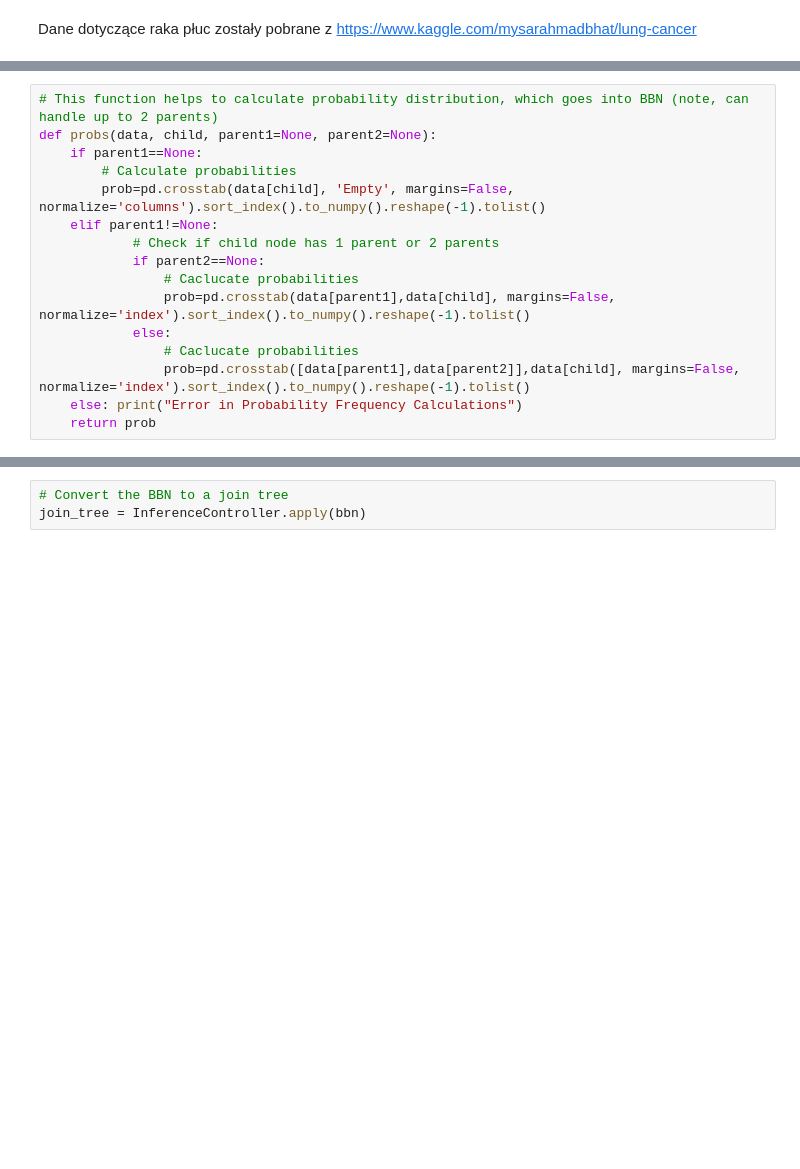
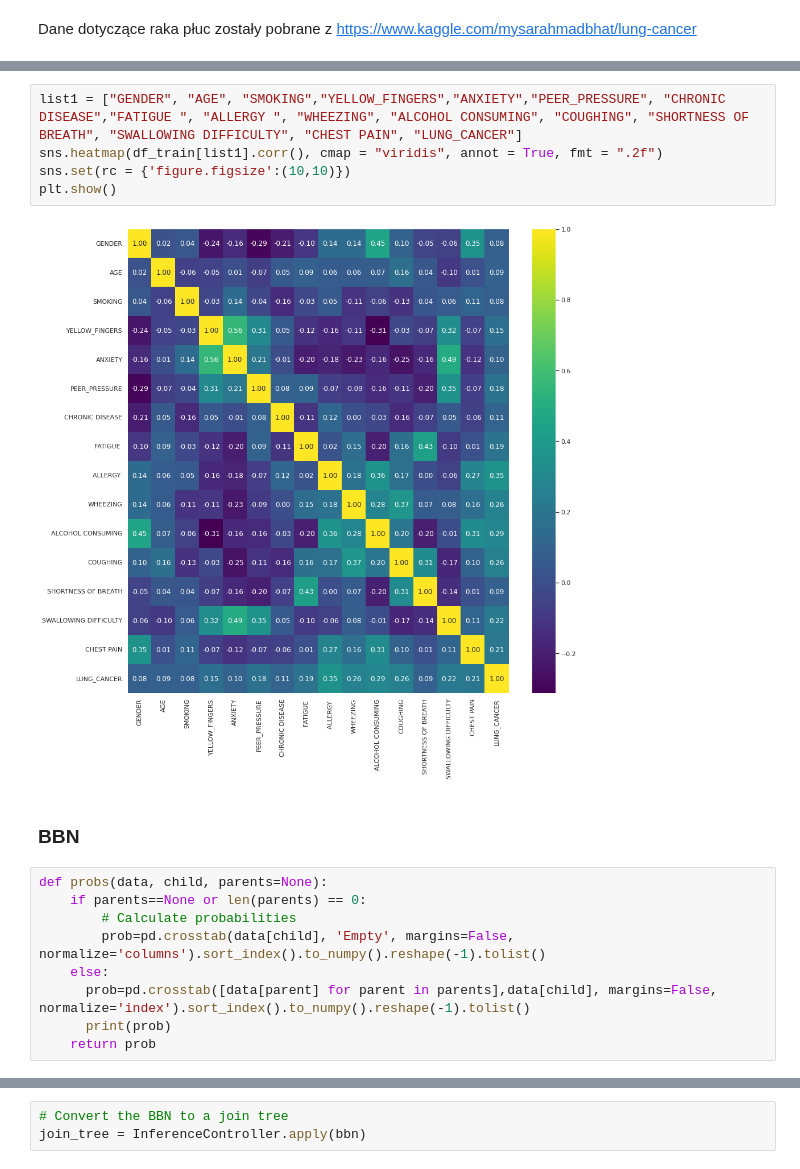
Before and after one commit to oscarteeninga/Machine-Learing-2, a Jupyter notebook: project/Lung Cancer.ipynb, the cells around one changed output, grey strips where cells are left out. Cells and saved outputs as stored; diff of their text form; blank space fills up the shorter version.

```diff
--- a/project/Lung Cancer.ipynb
+++ b/project/Lung Cancer.ipynb
@@ -57,18 +101,20 @@ df_test = df.iloc[-test_count:,:]
+# %%
+list1 = ["GENDER", "AGE", "SMOKING","YELLOW_FINGERS","ANXIETY","PEER_PRESSURE", "CHRONIC DISEASE","FATIGUE ", "ALLERGY ", "WHEEZING", "ALCOHOL CONSUMING", "COUGHING", "SHORTNESS OF BREATH", "SWALLOWING DIFFICULTY", "CHEST PAIN", "LUNG_CANCER"]
+sns.heatmap(df_train[list1].corr(), cmap = "viridis", annot = True, fmt = ".2f")
+sns.set(rc = {'figure.figsize':(10,10)})
+plt.show()
+# %% [output]
+[figure, added]
+# %% [markdown]
+### BBN
 # %%
-# This function helps to calculate probability distribution, which goes into BBN (note, can handle up to 2 parents)
-def probs(data, child, parent1=None, parent2=None):
-    if parent1==None:
+def probs(data, child, parents=None):
+    if parents==None or len(parents) == 0:
         # Calculate probabilities
         prob=pd.crosstab(data[child], 'Empty', margins=False, normalize='columns').sort_index().to_numpy().reshape(-1).tolist()
-    elif parent1!=None:
-            # Check if child node has 1 parent or 2 parents
-            if parent2==None:
-                # Caclucate probabilities
-                prob=pd.crosstab(data[parent1],data[child], margins=False, normalize='index').sort_index().to_numpy().reshape(-1).tolist()
-            else:
-                # Caclucate probabilities
-                prob=pd.crosstab([data[parent1],data[parent2]],data[child], margins=False, normalize='index').sort_index().to_numpy().reshape(-1).tolist()
-    else: print("Error in Probability Frequency Calculations")
+    else:
+      prob=pd.crosstab([data[parent] for parent in parents],data[child], margins=False, normalize='index').sort_index().to_numpy().reshape(-1).tolist()
+      print(prob)
     return prob
 # %%
 def create_node(idx, p1=None, p2=None):
```
Also changed, not shown: parts of 27 cells of this notebook, 5 other files.
